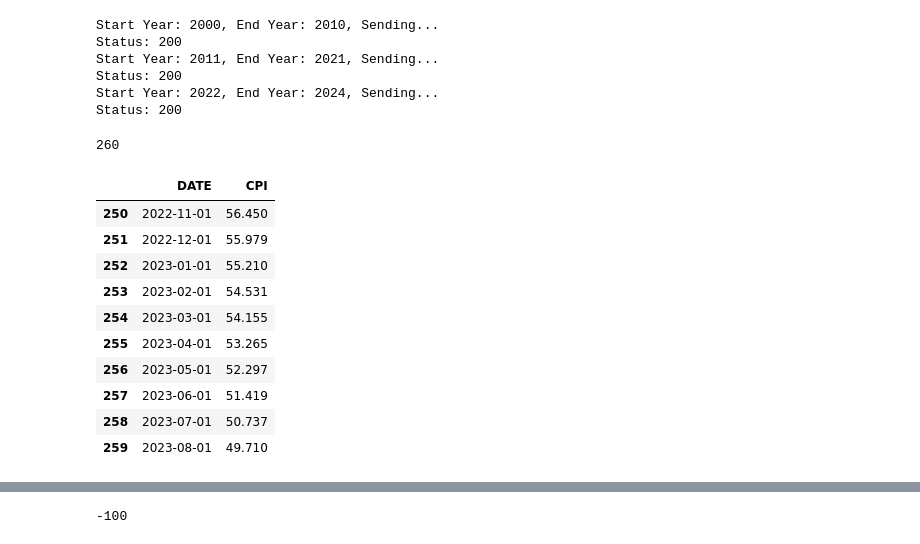
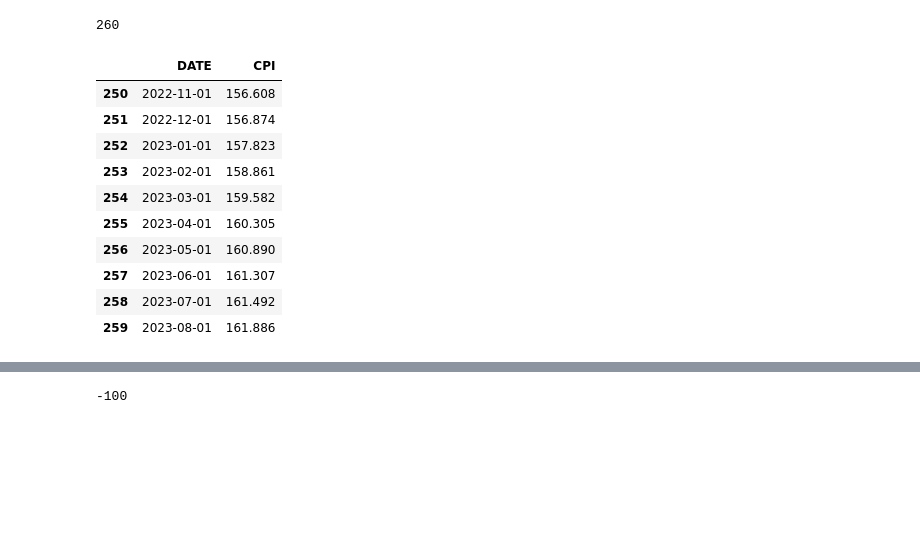
Before and after one commit to himalayahall/DATA608, a Jupyter notebook: Story 2/Story2.ipynb, the cells around one changed output, grey strips where cells are left out. Cells and saved outputs as stored; diff of their text form; code cells hidden in the pictures; blank space fills up the shorter version.

```diff
--- a/Story 2/Story2.ipynb
+++ b/Story 2/Story2.ipynb
@@ -61,64 +8,17 @@ period_map = {'January' : 1, 'February': 2, 'March' : 3, 'April' : 4, 'May' : 5,
-# %%
-# Chained CPI for All Urban Consumers, U.S. city average (C-CPI-U)
-# Series Id: SUUR0000SA0L1E
-# Not Seasonally Adjusted
-# Series Title: All items less food and energy in U.S. city average, all urban consumers, chained, not seasonally adjusted
-# Area: U.S. city average
-# Item: All items less food and energy
-# Base Period: DECEMBER 1999=100
-
-headers = {'Content-type': 'application/json'}
-series_id = ['SUUR0000SA0L1E']
-url = 'https://api.bls.gov/publicAPI/v2/timeseries/data/'
-
-cpi_resp_json = []
-for year in [(2000, 2010), (2011, 2021), (2022, 2024)]:
-    start_year = year[0]
-    end_year = year[1]
-
-    data = json.dumps({"seriesid": series_id,"startyear":str(start_year), "endyear":str(end_year)})
-
-    print(f'Start Year: {start_year}, End Year: {end_year}, Sending...')
-    res = requests.post(url, data=data, headers=headers)
-    print(f'Status: {res.status_code}')
-
-    json_data = res.json()
-    cpi_resp_json.append(json_data)
-# %% [output]
-Start Year: 2000, End Year: 2010, Sending...
-Status: 200
-Start Year: 2011, End Year: 2021, Sending...
-Status: 200
-Start Year: 2022, End Year: 2024, Sending...
-Status: 200
 # %%
-cpi = pd.DataFrame(columns = ["DATE","CPI"])
-for json_data in cpi_resp_json:
-    for series in json_data['Results']['series']:
-        seriesId = series['seriesID']
-        for item in series['data']:
-            year = item['year']
-            value = item['value']
-            periodName = item['periodName']
-            period = period_map[periodName]
-            cpi.loc[len(cpi.index)] = [str(year) + '-' + str(period) + '-01', float(value)]
-
-cpi['CPI'] = cpi['CPI'] - 100.0
-cpi['DATE'] = pd.to_datetime(unrate['DATE'], format='%Y-%m-%d')
-cpi.sort_values(by=['DATE'], inplace=True)
-cpi.reset_index(drop=True, inplace=True)
+cpi = pd.read_csv('cpi_2000_2023.csv')
 print(len(cpi))
 cpi.tail(n=10)
 # %% [output]
 260
 |  | DATE | CPI |
-| 250 | 2022-11-01 | 56.450 |
-| 251 | 2022-12-01 | 55.979 |
-| 252 | 2023-01-01 | 55.210 |
-| 253 | 2023-02-01 | 54.531 |
-| 254 | 2023-03-01 | 54.155 |
-| 255 | 2023-04-01 | 53.265 |
-| 256 | 2023-05-01 | 52.297 |
-| 257 | 2023-06-01 | 51.419 |
-| 258 | 2023-07-01 | 50.737 |
-| 259 | 2023-08-01 | 49.710 |
+| 250 | 2022-11-01 | 156.608 |
+| 251 | 2022-12-01 | 156.874 |
+| 252 | 2023-01-01 | 157.823 |
+| 253 | 2023-02-01 | 158.861 |
+| 254 | 2023-03-01 | 159.582 |
+| 255 | 2023-04-01 | 160.305 |
+| 256 | 2023-05-01 | 160.890 |
+| 257 | 2023-06-01 | 161.307 |
+| 258 | 2023-07-01 | 161.492 |
+| 259 | 2023-08-01 | 161.886 |
```
Also changed, not shown: parts of 24 cells of this notebook, 8 other files.
